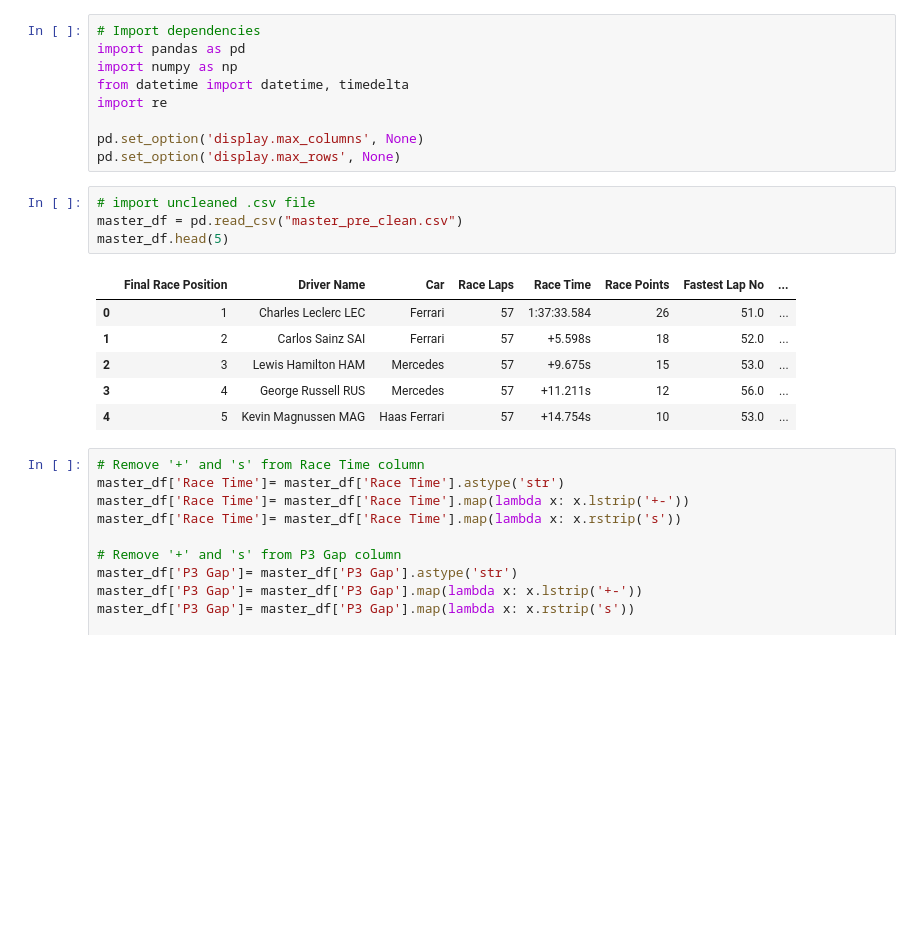
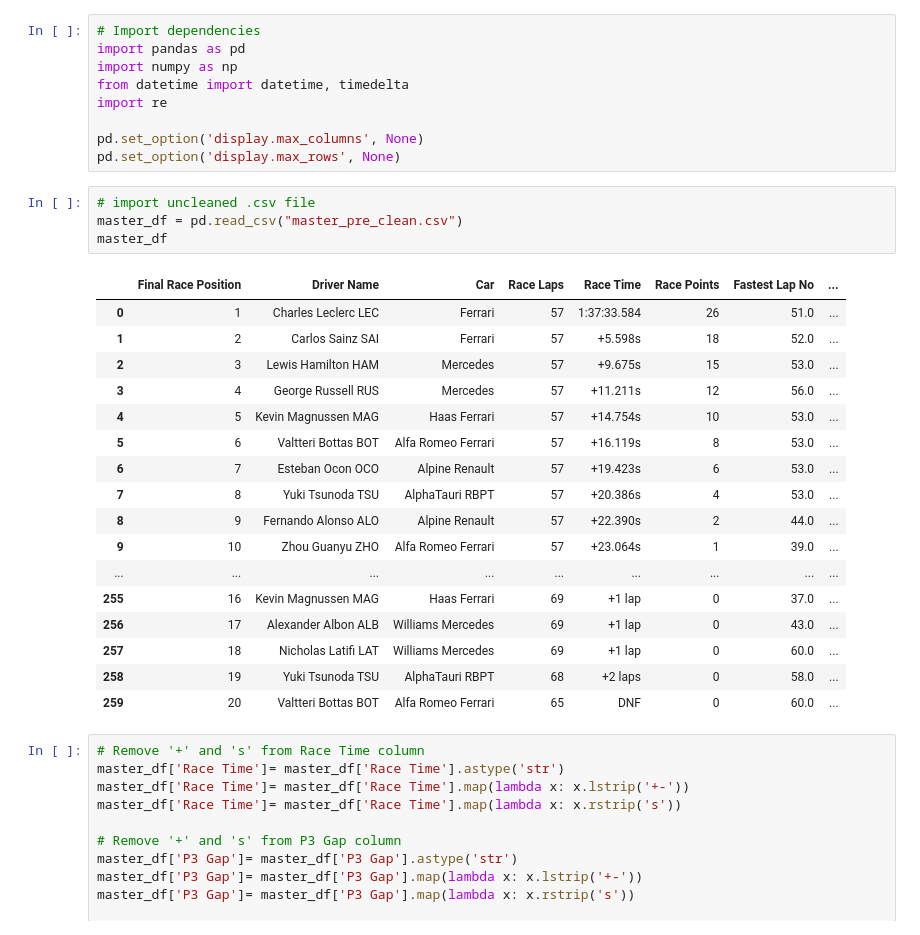
Before and after one commit to Spakicey/2022-Formula1-Analysis, a Jupyter notebook: Cleaning.ipynb, the cells around one changed output. Drawn from its saved outputs; the diff is of its cells as text; blank space fills up the shorter version.

```diff
--- a/Cleaning.ipynb
+++ b/Cleaning.ipynb
@@ -10,14 +10,25 @@ pd.set_option('display.max_rows', None)
 # %%
 # import uncleaned .csv file
 master_df = pd.read_csv("master_pre_clean.csv")
-master_df.head(5)
+master_df
 # %% [output]
 |  | Final Race Position | Driver Name | Car | Race Laps | Race Time | Race Points | Fastest Lap No | ... |
 | 0 | 1 | Charles Leclerc LEC | Ferrari | 57 | 1:37:33.584 | 26 | 51.0 | ... |
 | 1 | 2 | Carlos Sainz SAI | Ferrari | 57 | +5.598s | 18 | 52.0 | ... |
 | 2 | 3 | Lewis Hamilton HAM | Mercedes | 57 | +9.675s | 15 | 53.0 | ... |
 | 3 | 4 | George Russell RUS | Mercedes | 57 | +11.211s | 12 | 56.0 | ... |
 | 4 | 5 | Kevin Magnussen MAG | Haas Ferrari | 57 | +14.754s | 10 | 53.0 | ... |
+| 5 | 6 | Valtteri Bottas BOT | Alfa Romeo Ferrari | 57 | +16.119s | 8 | 53.0 | ... |
+| 6 | 7 | Esteban Ocon OCO | Alpine Renault | 57 | +19.423s | 6 | 53.0 | ... |
+| 7 | 8 | Yuki Tsunoda TSU | AlphaTauri RBPT | 57 | +20.386s | 4 | 53.0 | ... |
+| 8 | 9 | Fernando Alonso ALO | Alpine Renault | 57 | +22.390s | 2 | 44.0 | ... |
+| 9 | 10 | Zhou Guanyu ZHO | Alfa Romeo Ferrari | 57 | +23.064s | 1 | 39.0 | ... |
+| ... | ... | ... | ... | ... | ... | ... | ... | ... |
+| 255 | 16 | Kevin Magnussen MAG | Haas Ferrari | 69 | +1 lap | 0 | 37.0 | ... |
+| 256 | 17 | Alexander Albon ALB | Williams Mercedes | 69 | +1 lap | 0 | 43.0 | ... |
+| 257 | 18 | Nicholas Latifi LAT | Williams Mercedes | 69 | +1 lap | 0 | 60.0 | ... |
+| 258 | 19 | Yuki Tsunoda TSU | AlphaTauri RBPT | 68 | +2 laps | 0 | 58.0 | ... |
+| 259 | 20 | Valtteri Bottas BOT | Alfa Romeo Ferrari | 65 | DNF | 0 | 60.0 | ... |
 # %%
 # Remove '+' and 's' from Race Time column
 master_df['Race Time']= master_df['Race Time'].astype('str')
```
Also changed, not shown: parts of 1 cell of this notebook, 5 other files.
